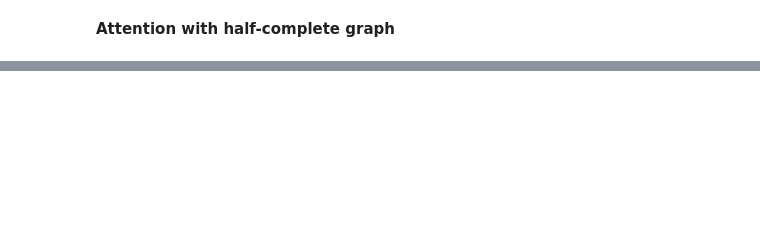
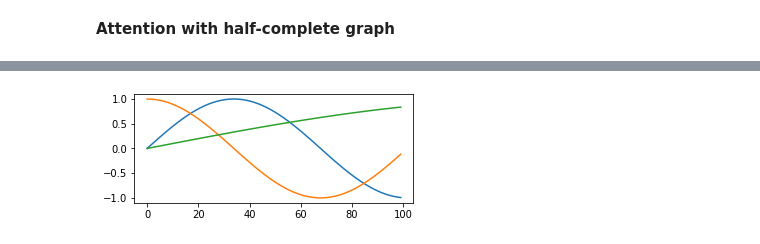
Before and after one commit to jvrana/deep-learning-guides, a Jupyter notebook: notebooks/annotated_universal_graph_transformer/graph_attention_explained.ipynb, the cells around one changed output, grey strips where cells are left out. Saved outputs shown, nothing was run; the diff lists cells and outputs as text; code cells hidden in the pictures; blank space fills up the shorter version.

```diff
--- a/notebooks/annotated_universal_graph_transformer/graph_attention_explained.ipynb
+++ b/notebooks/annotated_universal_graph_transformer/graph_attention_explained.ipynb
@@ -351,0 +749,14 @@ plot_graph_and_attn(g, attn)
+# %%
+max_len = 500
+d_model = 12
+pe = torch.zeros(max_len, d_model)
+pos = torch.arange(0, max_len).unsqueeze(1)
+div_term = torch.exp(torch.arange(0, d_model, 2) / d_model * -math.log(10000.0))
+
+pe[:, 0::2] = torch.sin(pos * div_term)
+pe[:, 1::2] = torch.cos(pos * div_term)
+
+plt.figure(figsize=(5, 2))
+plt.plot(pe.numpy()[:100, 4:7]);
+# %% [output]
+[figure, added]
```
Also changed, not shown: parts of 46 cells of this notebook, 21 other files.
